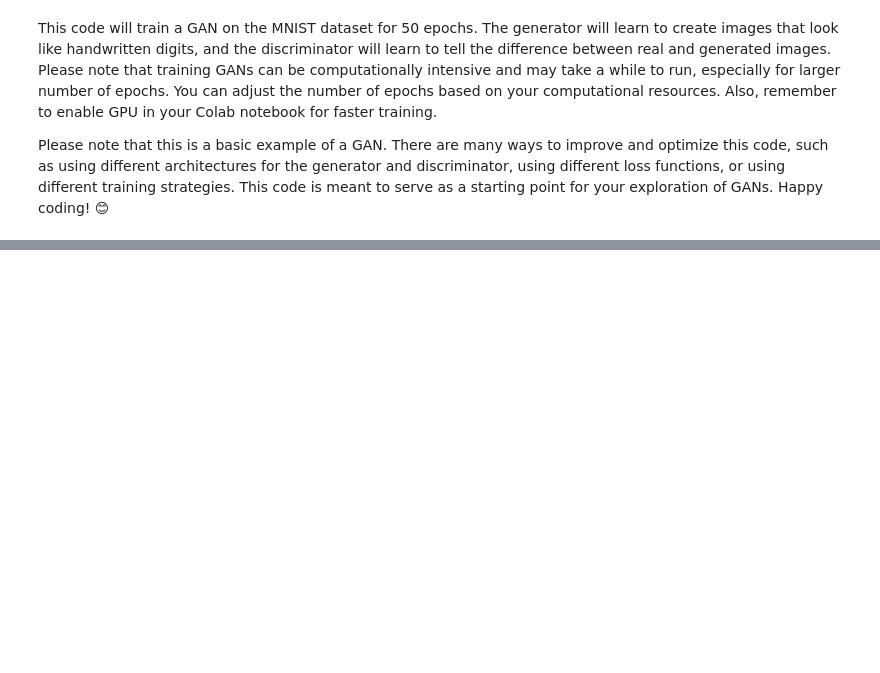
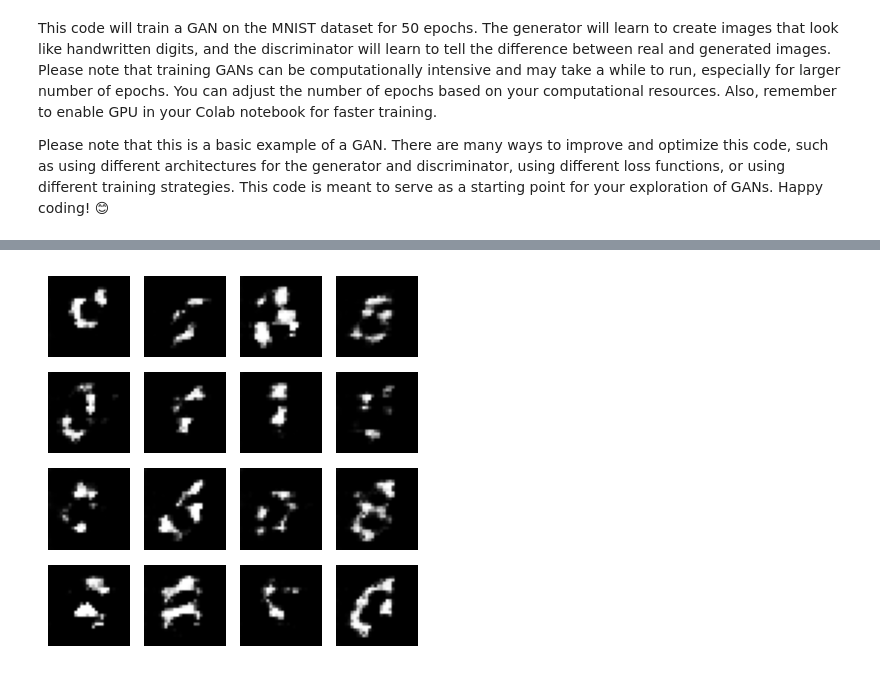
Before and after one commit to hongqin/AI-camp, a Jupyter notebook: GAN_MNIST.ipynb, the cells around one changed output, grey strips where cells are left out. Drawn from its saved outputs; the diff is of its cells as text; code cells hidden in the pictures; blank space fills up the shorter version.

Commit message:
add display of results, 3 epochs

```diff
--- a/GAN_MNIST.ipynb
+++ b/GAN_MNIST.ipynb
@@ -117,4 +130,22 @@ Downloading data from https://storage.googleapis.com/tensorflow/tf-keras-dataset
 KeyboardInterrupt: ignored
+# %%
+# Generate and display images after training
+def display_generator_results(model, num_images=16, dim=(4, 4), figsize=(4, 4)):
+    noise = tf.random.normal([num_images, 100])
+    generated_images = model(noise, training=False)
+
+    plt.figure(figsize=figsize)
+    for i in range(generated_images.shape[0]):
+        plt.subplot(dim[0], dim[1], i+1)
+        plt.imshow(generated_images[i, :, :, 0] * 127.5 + 127.5, cmap='gray')
+        plt.axis('off')
+    plt.tight_layout()
+    plt.show()
+
+# Display images generated by the trained model
+display_generator_results(generator)
+# %% [output]
+[figure, added]
 # %%
 def generate_and_save_images(model, epoch, test_input):
   predictions = model(test_input, training=False)
```
Also changed, not shown: parts of 1 cell of this notebook.
